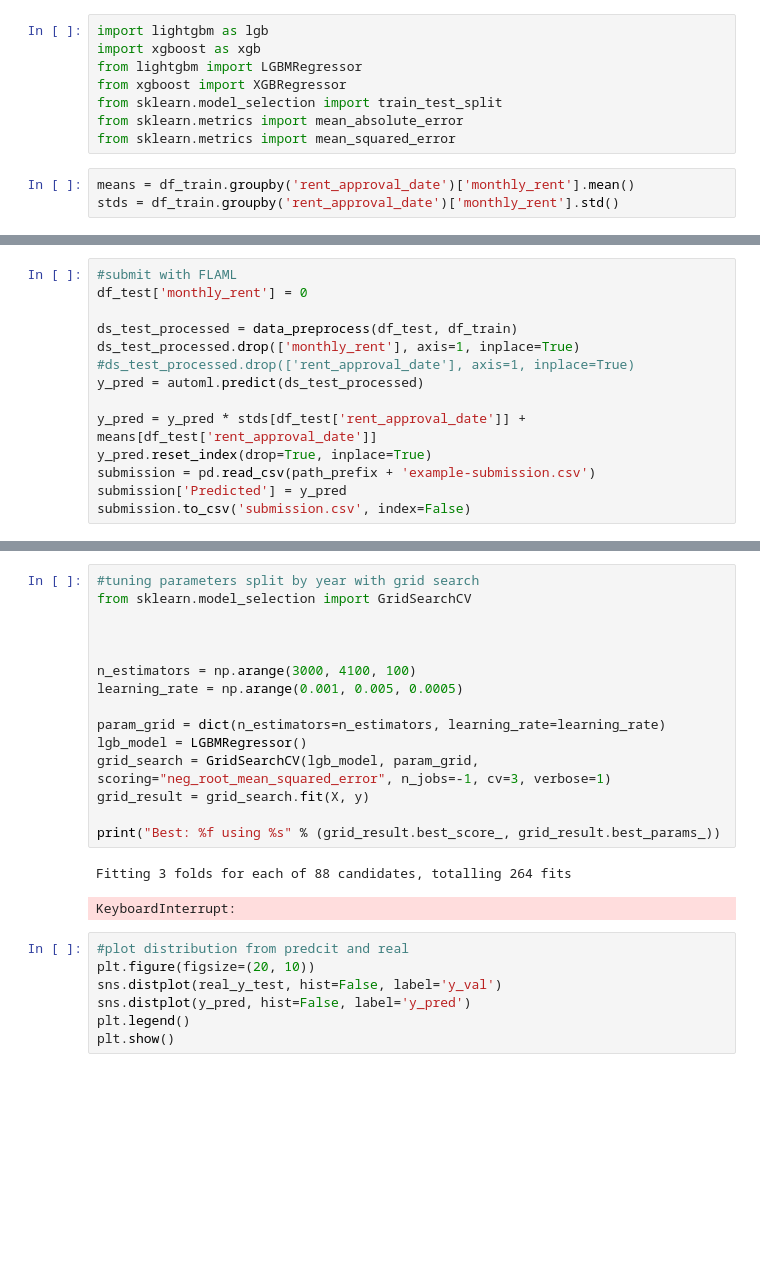
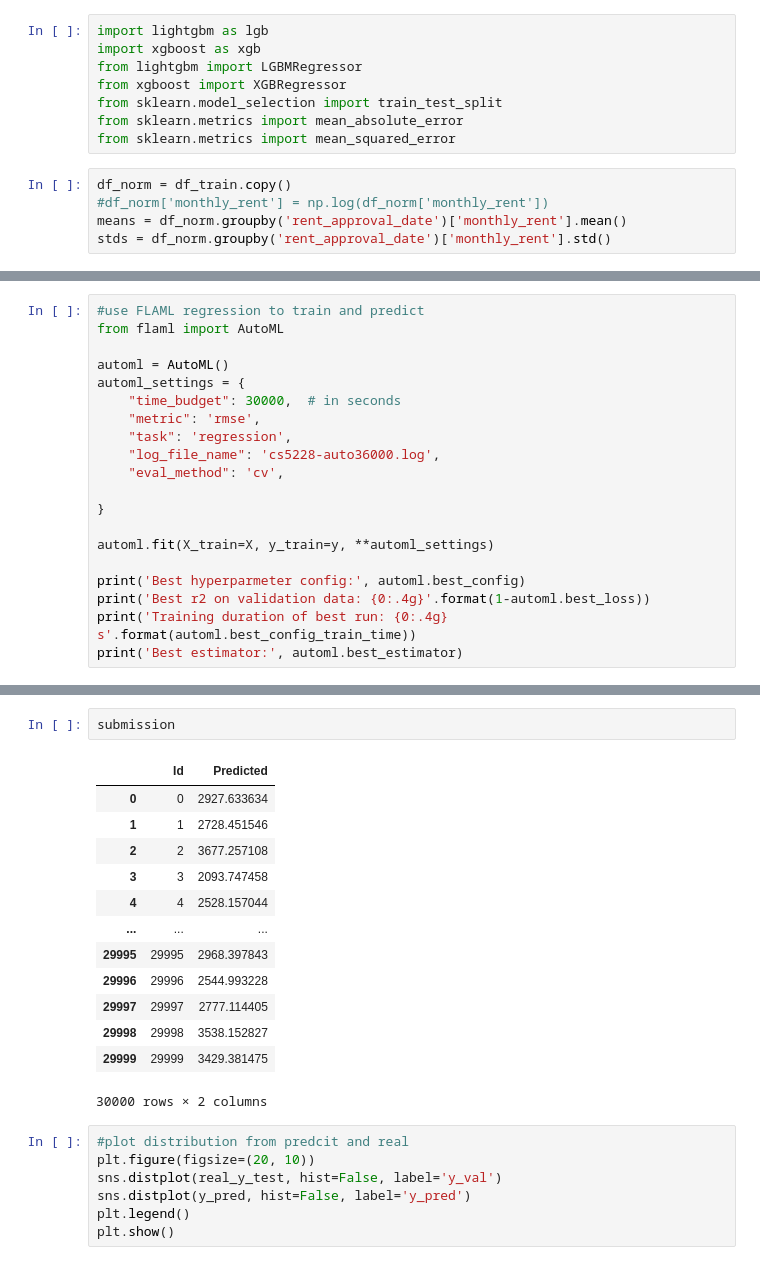
Before and after one commit to Concyclics/NUS-CS5228-project, a Jupyter notebook: predict_normalize_by_date.ipynb, the cells around one changed output, grey strips where cells are left out. Saved outputs shown, nothing was run; the diff lists cells and outputs as text; blank space fills up the shorter version.

```diff
--- a/predict_normalize_by_date.ipynb
+++ b/predict_normalize_by_date.ipynb
@@ -408,8 +445,10 @@ from sklearn.model_selection import train_test_split
 from sklearn.metrics import mean_absolute_error
 from sklearn.metrics import mean_squared_error
 # %%
-means = df_train.groupby('rent_approval_date')['monthly_rent'].mean()
-stds = df_train.groupby('rent_approval_date')['monthly_rent'].std()
+df_norm = df_train.copy()
+#df_norm['monthly_rent'] = np.log(df_norm['monthly_rent'])
+means = df_norm.groupby('rent_approval_date')['monthly_rent'].mean()
+stds = df_norm.groupby('rent_approval_date')['monthly_rent'].std()
 # %%
 X = ds_train_processed.drop(['monthly_rent'], axis=1)
 #X.drop(['rent_approval_date'], axis=1, inplace=True)
@@ -454,0 +506,20 @@ LGBM RMSE:  472.7684686142331
+# %%
+#use FLAML regression to train and predict
+from flaml import AutoML
+
+automl = AutoML()
+automl_settings = {
+    "time_budget": 30000,  # in seconds
+    "metric": 'rmse',
+    "task": 'regression',
+    "log_file_name": 'cs5228-auto36000.log',
+    "eval_method": 'cv',
+
+}
+
+automl.fit(X_train=X, y_train=y, **automl_settings)
+
+print('Best hyperparmeter config:', automl.best_config)
+print('Best r2 on validation data: {0:.4g}'.format(1-automl.best_loss))
+print('Training duration of best run: {0:.4g} s'.format(automl.best_config_train_time))
+print('Best estimator:', automl.best_estimator)
@@ -588,14 +583,0 @@ Best r2 on validation data: 0.2155
-# %%
-#submit with FLAML
-df_test['monthly_rent'] = 0
-
-ds_test_processed = data_preprocess(df_test, df_train)
-ds_test_processed.drop(['monthly_rent'], axis=1, inplace=True)
-#ds_test_processed.drop(['rent_approval_date'], axis=1, inplace=True)
-y_pred = automl.predict(ds_test_processed)
-
-y_pred = y_pred * stds[df_test['rent_approval_date']] + means[df_test['rent_approval_date']]
-y_pred.reset_index(drop=True, inplace=True)
-submission = pd.read_csv(path_prefix + 'example-submission.csv')
-submission['Predicted'] = y_pred
-submission.to_csv('submission.csv', index=False)
@@ -623,21 +584,19 @@ See the caveats in the documentation: https://pandas.pydata.org/pandas-docs/stab
-# %%
-#tuning parameters split by year with grid search
-from sklearn.model_selection import GridSearchCV
-
-
-
-n_estimators = np.arange(3000, 4100, 100)
-learning_rate = np.arange(0.001, 0.005, 0.0005)
-
-param_grid = dict(n_estimators=n_estimators, learning_rate=learning_rate)
-lgb_model = LGBMRegressor()
-grid_search = GridSearchCV(lgb_model, param_grid, scoring="neg_root_mean_squared_error", n_jobs=-1, cv=3, verbose=1)
-grid_result = grid_search.fit(X, y)
-
-print("Best: %f using %s" % (grid_result.best_score_, grid_result.best_params_))
-# %% [output]
-Fitting 3 folds for each of 88 candidates, totalling 264 fits
-KeyboardInterrupt:
+# %%
+submission
+# %% [output]
+|  | Id | Predicted |
+| 0 | 0 | 2927.633634 |
+| 1 | 1 | 2728.451546 |
+| 2 | 2 | 3677.257108 |
+| 3 | 3 | 2093.747458 |
+| 4 | 4 | 2528.157044 |
+| ... | ... | ... |
+| 29995 | 29995 | 2968.397843 |
+| 29996 | 29996 | 2544.993228 |
+| 29997 | 29997 | 2777.114405 |
+| 29998 | 29998 | 3538.152827 |
+| 29999 | 29999 | 3429.381475 |
+30000 rows × 2 columns
 # %%
 #plot distribution from predcit and real
 plt.figure(figsize=(20, 10))
```
Also changed, not shown: parts of 17 cells of this notebook, 5 other files.
